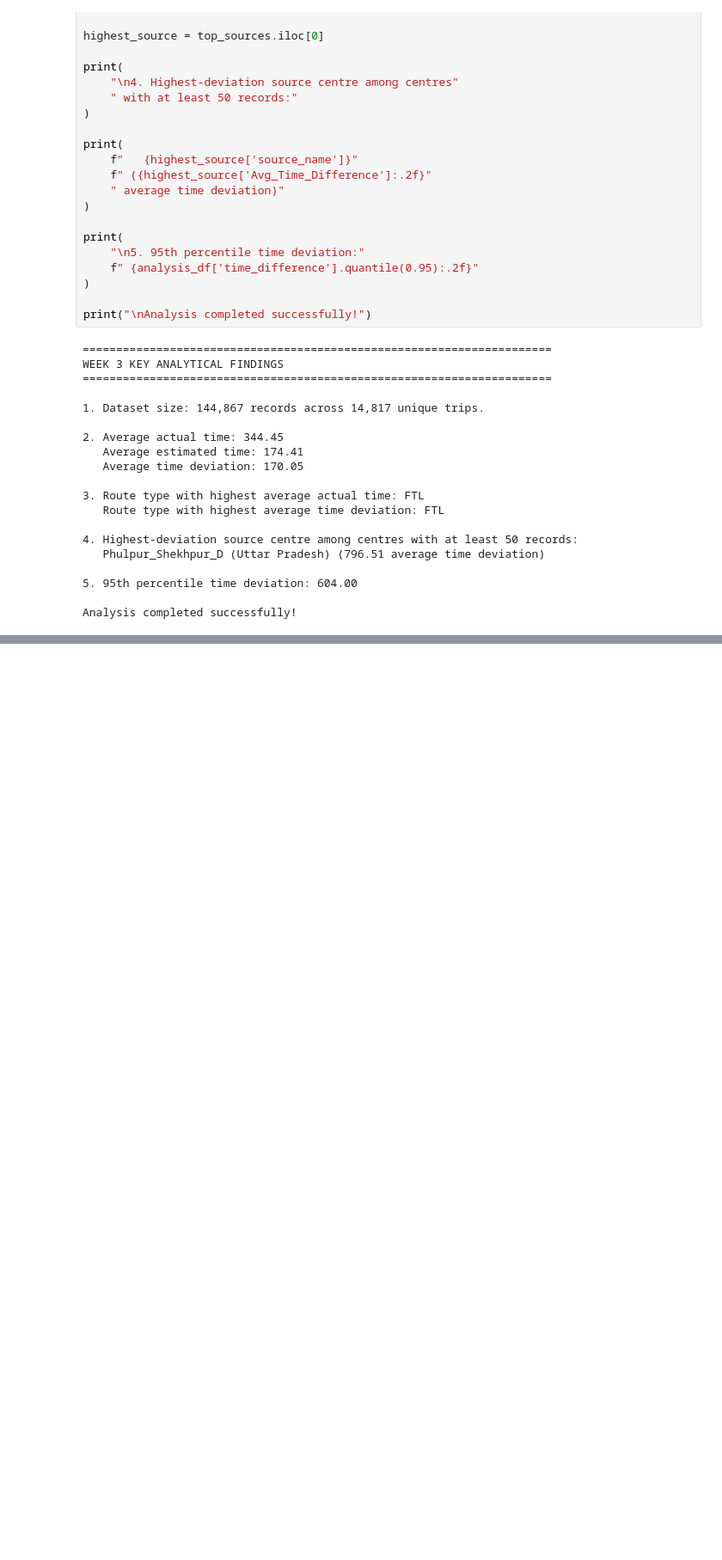
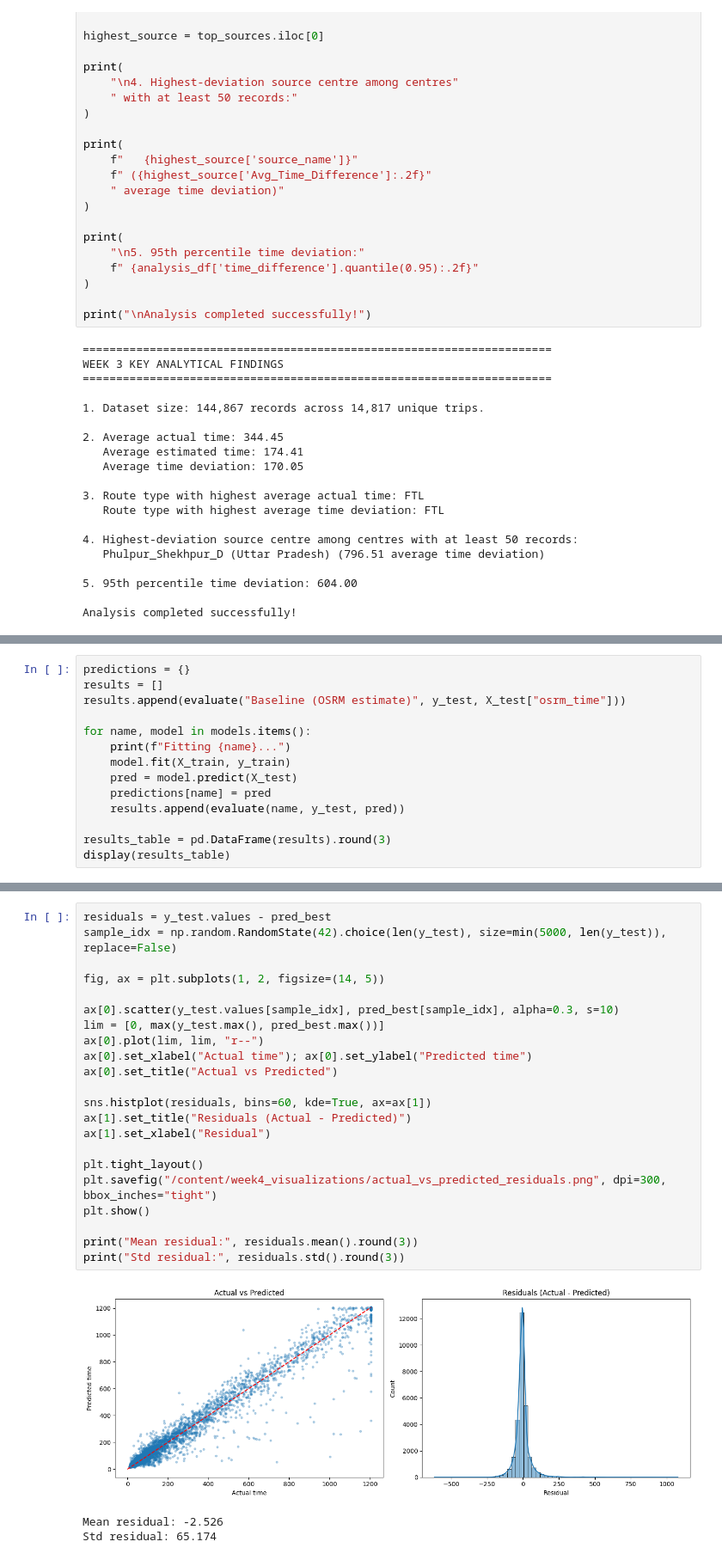
Before and after one commit to madupusanjana/logistics-data-analysis-internship, a Jupyter notebook: logistics_analysis.ipynb, the cells around one changed output, grey strips where cells are left out. Shown at 86% size. Cells and saved outputs as stored; diff of their text form; blank space fills up the shorter version.

```diff
--- a/logistics_analysis.ipynb
+++ b/logistics_analysis.ipynb
@@ -2765,0 +2911,14 @@ Analysis completed successfully!
+# %%
+predictions = {}
+results = []
+results.append(evaluate("Baseline (OSRM estimate)", y_test, X_test["osrm_time"]))
+
+for name, model in models.items():
+    print(f"Fitting {name}...")
+    model.fit(X_train, y_train)
+    pred = model.predict(X_test)
+    predictions[name] = pred
+    results.append(evaluate(name, y_test, pred))
+
+results_table = pd.DataFrame(results).round(3)
+display(results_table)
@@ -2765,0 +2992,26 @@ Analysis completed successfully!
+# %%
+residuals = y_test.values - pred_best
+sample_idx = np.random.RandomState(42).choice(len(y_test), size=min(5000, len(y_test)), replace=False)
+
+fig, ax = plt.subplots(1, 2, figsize=(14, 5))
+
+ax[0].scatter(y_test.values[sample_idx], pred_best[sample_idx], alpha=0.3, s=10)
+lim = [0, max(y_test.max(), pred_best.max())]
+ax[0].plot(lim, lim, "r--")
+ax[0].set_xlabel("Actual time"); ax[0].set_ylabel("Predicted time")
+ax[0].set_title("Actual vs Predicted")
+
+sns.histplot(residuals, bins=60, kde=True, ax=ax[1])
+ax[1].set_title("Residuals (Actual - Predicted)")
+ax[1].set_xlabel("Residual")
+
+plt.tight_layout()
+plt.savefig("/content/week4_visualizations/actual_vs_predicted_residuals.png", dpi=300, bbox_inches="tight")
+plt.show()
+
+print("Mean residual:", residuals.mean().round(3))
+print("Std residual:", residuals.std().round(3))
+# %% [output]
+[figure, added]
+Mean residual: -2.526
+Std residual: 65.174
```
Also changed, not shown: parts of 18 cells of this notebook.
